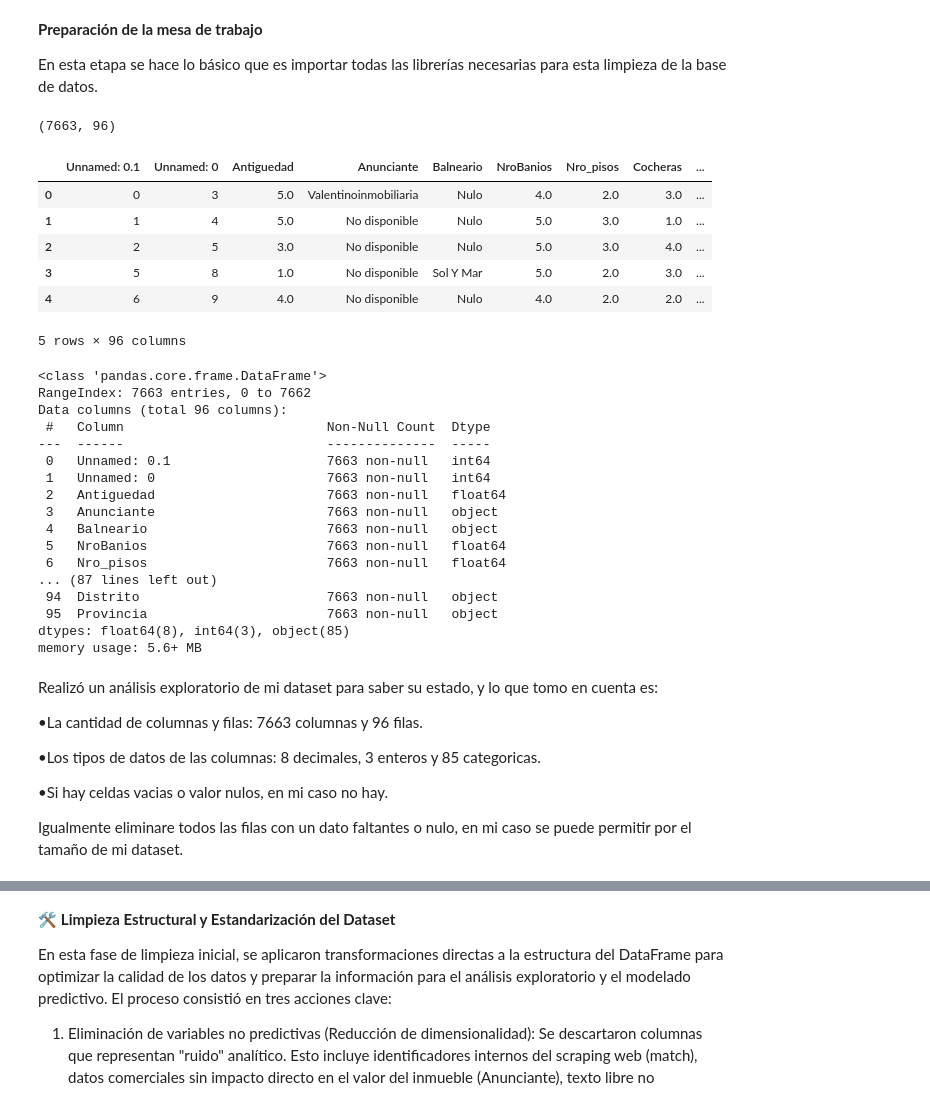
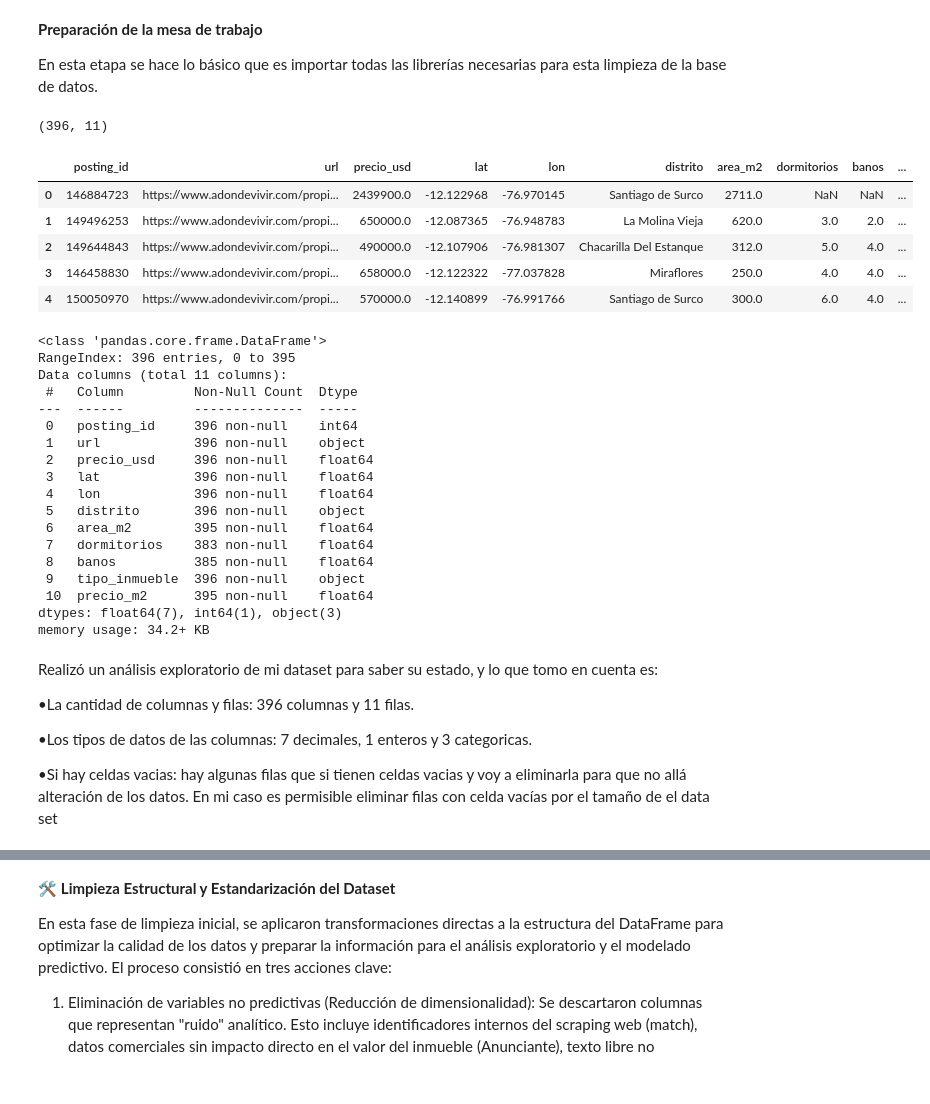
Before and after one commit to TreborRP30/An-lisis-inmobiliario-de-lima-2019, a Jupyter notebook: 01_Data_Cleaning.ipynb, the cells around one changed output, grey strips where cells are left out. Cells and saved outputs as stored; diff of their text form; code cells hidden in the pictures.

```diff
--- a/01_Data_Cleaning.ipynb
+++ b/01_Data_Cleaning.ipynb
@@ -17,49 +17,47 @@ sns.set_theme(style="whitegrid")
 plt.rcParams['figure.figsize'] = (10, 6)
 # %%
 #lectura
-ruta = "/content/drive/MyDrive/urbania_data (1).csv"
+ruta = "/content/drive/MyDrive/Housing_prices_Lima_Peru.csv"
 df = pd.read_csv(ruta)
 print(df.shape)
 df.head()
 # %% [output]
-(7663, 96)
+(396, 11)
-|  | Unnamed: 0.1 | Unnamed: 0 | Antiguedad | Anunciante | Balneario | NroBanios | Nro_pisos | Cocheras | ... |
-| 0 | 0 | 3 | 5.0 | Valentinoinmobiliaria | Nulo | 4.0 | 2.0 | 3.0 | ... |
-| 1 | 1 | 4 | 5.0 | No disponible | Nulo | 5.0 | 3.0 | 1.0 | ... |
-| 2 | 2 | 5 | 3.0 | No disponible | Nulo | 5.0 | 3.0 | 4.0 | ... |
-| 3 | 5 | 8 | 1.0 | No disponible | Sol Y Mar | 5.0 | 2.0 | 3.0 | ... |
-| 4 | 6 | 9 | 4.0 | No disponible | Nulo | 4.0 | 2.0 | 2.0 | ... |
+|  | posting_id | url | precio_usd | lat | lon | distrito | area_m2 | dormitorios | banos | ... |
+| 0 | 146884723 | https://www.adondevivir.com/propi... | 2439900.0 | -12.122968 | -76.970145 | Santiago de Surco | 2711.0 | NaN | NaN | ... |
+| 1 | 149496253 | https://www.adondevivir.com/propi... | 650000.0 | -12.087365 | -76.948783 | La Molina Vieja | 620.0 | 3.0 | 2.0 | ... |
+| 2 | 149644843 | https://www.adondevivir.com/propi... | 490000.0 | -12.107906 | -76.981307 | Chacarilla Del Estanque | 312.0 | 5.0 | 4.0 | ... |
+| 3 | 146458830 | https://www.adondevivir.com/propi... | 658000.0 | -12.122322 | -77.037828 | Miraflores | 250.0 | 4.0 | 4.0 | ... |
+| 4 | 150050970 | https://www.adondevivir.com/propi... | 570000.0 | -12.140899 | -76.991766 | Santiago de Surco | 300.0 | 6.0 | 4.0 | ... |
-5 rows × 96 columns
 # %%
 df.info()
 # %% [output]
 <class 'pandas.core.frame.DataFrame'>
-RangeIndex: 7663 entries, 0 to 7662
-Data columns (total 96 columns):
- #   Column                          Non-Null Count  Dtype
----  ------                          --------------  -----
- 0   Unnamed: 0.1                    7663 non-null   int64
- 1   Unnamed: 0                      7663 non-null   int64
- 2   Antiguedad                      7663 non-null   float64
- 3   Anunciante                      7663 non-null   object
- 4   Balneario                       7663 non-null   object
- 5   NroBanios                       7663 non-null   float64
- 6   Nro_pisos                       7663 non-null   float64
-... (87 lines left out)
- 94  Distrito                        7663 non-null   object
- 95  Provincia                       7663 non-null   object
-dtypes: float64(8), int64(3), object(85)
-memory usage: 5.6+ MB
+RangeIndex: 396 entries, 0 to 395
+Data columns (total 11 columns):
+ #   Column         Non-Null Count  Dtype
+---  ------         --------------  -----
+ 0   posting_id     396 non-null    int64
+ 1   url            396 non-null    object
+ 2   precio_usd     396 non-null    float64
+ 3   lat            396 non-null    float64
+ 4   lon            396 non-null    float64
+ 5   distrito       396 non-null    object
+ 6   area_m2        395 non-null    float64
+ 7   dormitorios    383 non-null    float64
+ 8   banos          385 non-null    float64
+ 9   tipo_inmueble  396 non-null    object
+ 10  precio_m2      395 non-null    float64
+dtypes: float64(7), int64(1), object(3)
+memory usage: 34.2+ KB
 # %% [markdown]
 Realizó un análisis exploratorio de mi dataset para saber su estado, y lo que tomo en cuenta es:
 
-•La cantidad de columnas y filas: 7663 columnas y 96 filas.
+•La cantidad de columnas y filas: 396 columnas y 11 filas.
 
-•Los tipos de datos de las columnas: 8 decimales, 3 enteros y 85 categoricas.
+•Los tipos de datos de las columnas: 7 decimales, 1 enteros y 3 categoricas.
 
-•Si hay celdas vacias o valor nulos, en mi caso no hay.
-
-Igualmente eliminare todos las filas con un dato faltantes o nulo, en mi caso se puede permitir por el tamaño de mi dataset.
+•Si hay celdas vacias: hay algunas filas que si tienen celdas vacias y voy a eliminarla para que no allá alteración de los datos. En mi caso es permisible eliminar filas con celda vacías por el tamaño de el data set
 # %%
 df.dropna(inplace=True)
 df.info()
```
Also changed, not shown: parts of 4 cells of this notebook.
